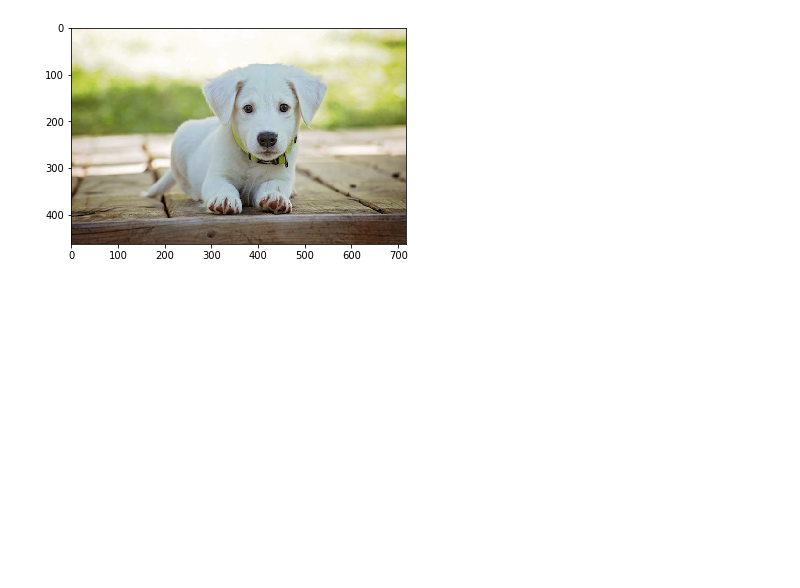
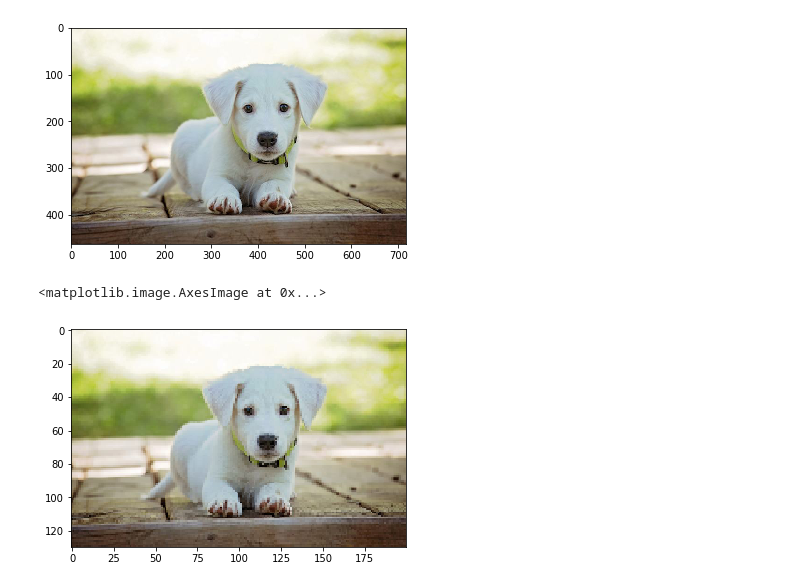
Before and after one commit to jesterugalde/Image_segment, a Jupyter notebook: Image Segmentation.ipynb, the cells around one changed output. Cells and saved outputs as stored; diff of their text form; code cells hidden in the pictures; blank space fills up the shorter version.

```diff
--- a/Image Segmentation.ipynb
+++ b/Image Segmentation.ipynb
@@ -66,4 +90,14 @@ imshow(np.asarray(doggo))
 # %% [output]
 <matplotlib.image.AxesImage at 0x...>
 [figure]
+# %%
+#Resizing image to make sure algorithms don't crash
+
+re_dog = doggo_.resize([200, 130])
+
+doggo_ = np.asarray(re_dog)
+imshow(doggo_)
+# %% [output]
+<matplotlib.image.AxesImage at 0x...>
+[figure, added]
 # %%
```
Also changed, not shown: parts of 25 cells of this notebook.
